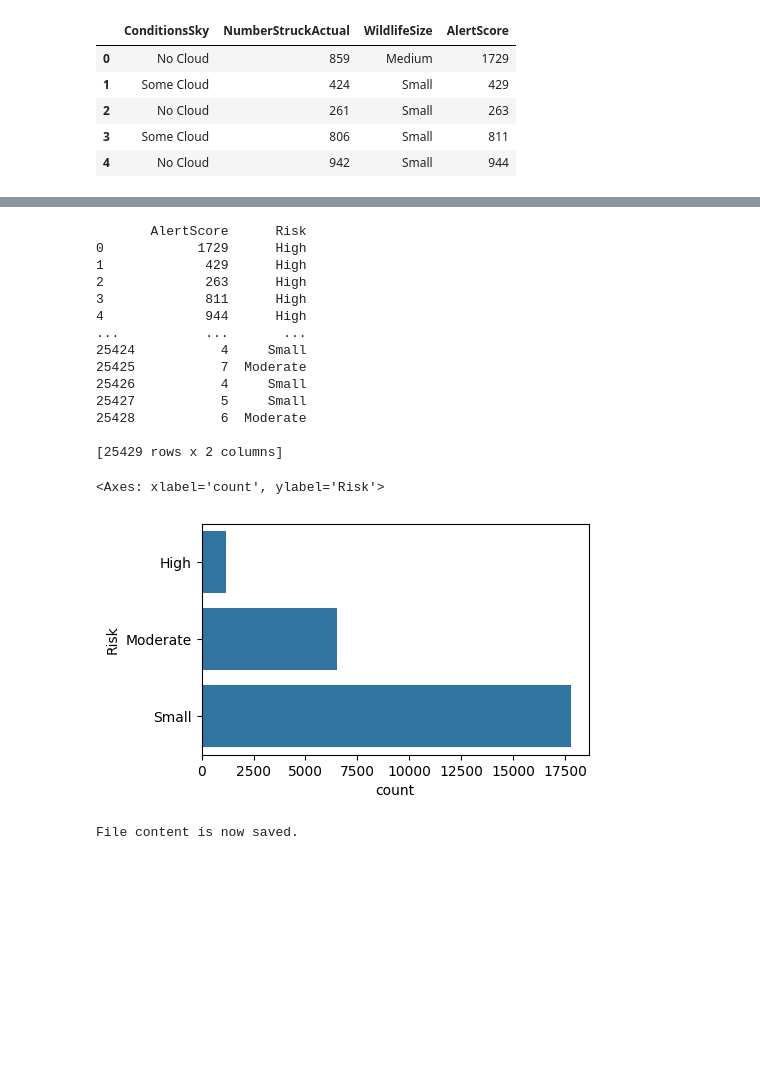
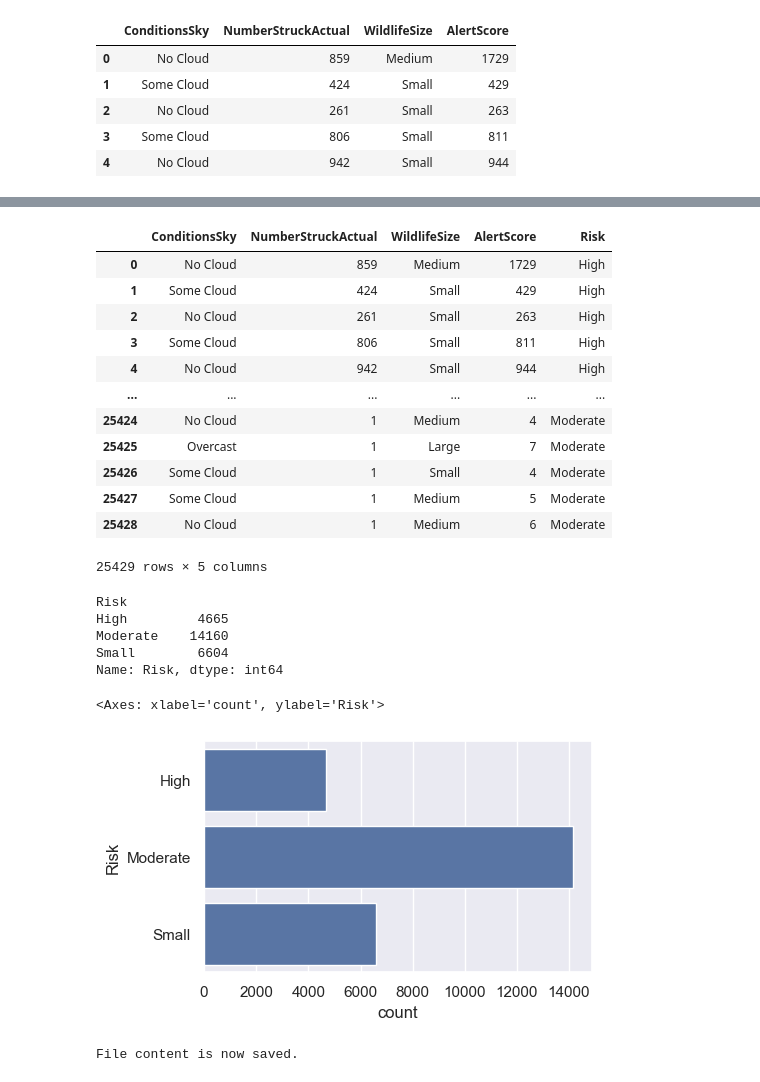
Before and after one commit to Aashiff2003/DSGP-group-25, a Jupyter notebook: Risk_Analysis_Dataset_creation.ipynb, the cells around one changed output, grey strips where cells are left out. Drawn from its saved outputs; the diff is of its cells as text; code cells hidden in the pictures; blank space fills up the shorter version.

```diff
--- a/Risk_Analysis_Dataset_creation.ipynb
+++ b/Risk_Analysis_Dataset_creation.ipynb
@@ -3,6 +3,7 @@ import pandas as pd
 import numpy as np
 import seaborn as sns
 import matplotlib.pyplot as plt
+sns.set()
 # %%
 # read and prind the data
 min_df = pd.read_csv("Bird_strikes.csv")
@@ -276,8 +277,8 @@ plt.boxplot(df['AlertScore'])
 # %%
 def categorize_risk(alert_score):
-    if alert_score <= 5:
+    if alert_score <= 3:
         return 'Small'
-    elif alert_score <= 14:
+    elif alert_score <= 7:
         return 'Moderate'
     else:
         return 'High'
@@ -285,26 +286,33 @@ def categorize_risk(alert_score):
 # Apply the categorization to create the Risk feature
 df['Risk'] = df['AlertScore'].apply(categorize_risk)
 
-print(df[['AlertScore', 'Risk']])
+df
 # %% [output]
+|  | ConditionsSky | NumberStruckActual | WildlifeSize | AlertScore | Risk |
+| 0 | No Cloud | 859 | Medium | 1729 | High |
+| 1 | Some Cloud | 424 | Small | 429 | High |
+| 2 | No Cloud | 261 | Small | 263 | High |
+| 3 | Some Cloud | 806 | Small | 811 | High |
+| 4 | No Cloud | 942 | Small | 944 | High |
+| ... | ... | ... | ... | ... | ... |
+| 25424 | No Cloud | 1 | Medium | 4 | Moderate |
+| 25425 | Overcast | 1 | Large | 7 | Moderate |
+| 25426 | Some Cloud | 1 | Small | 4 | Moderate |
+| 25427 | Some Cloud | 1 | Medium | 5 | Moderate |
+| 25428 | No Cloud | 1 | Medium | 6 | Moderate |
-       AlertScore      Risk
-0            1729      High
-1             429      High
-2             263      High
-3             811      High
-4             944      High
-...           ...       ...
-25424           4     Small
-25425           7  Moderate
-25426           4     Small
-25427           5     Small
-25428           6  Moderate
-
-[25429 rows x 2 columns]
+25429 rows × 5 columns
+# %%
+df.groupby('Risk', sort= True)['Risk'].count()
+# %% [output]
+Risk
+High         4665
+Moderate    14160
+Small        6604
+Name: Risk, dtype: int64
 # %%
 plt.figure(figsize=[5,3])
-sns.countplot(data=df['Risk'])
+sns.countplot(df['Risk'])
 # %% [output]
 <Axes: xlabel='count', ylabel='Risk'>
-[figure, old version]
+[figure, new version]
 # %%
```
Also changed, not shown: parts of 3 cells of this notebook, 2 other files.
